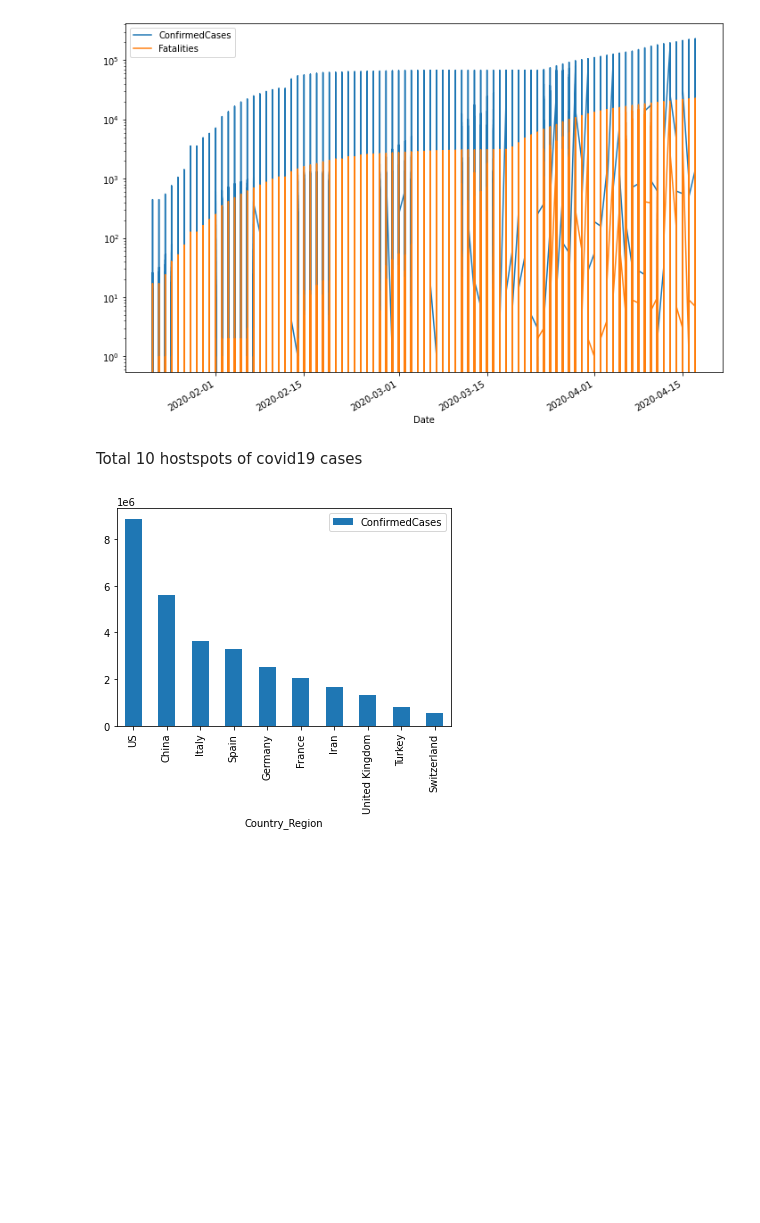
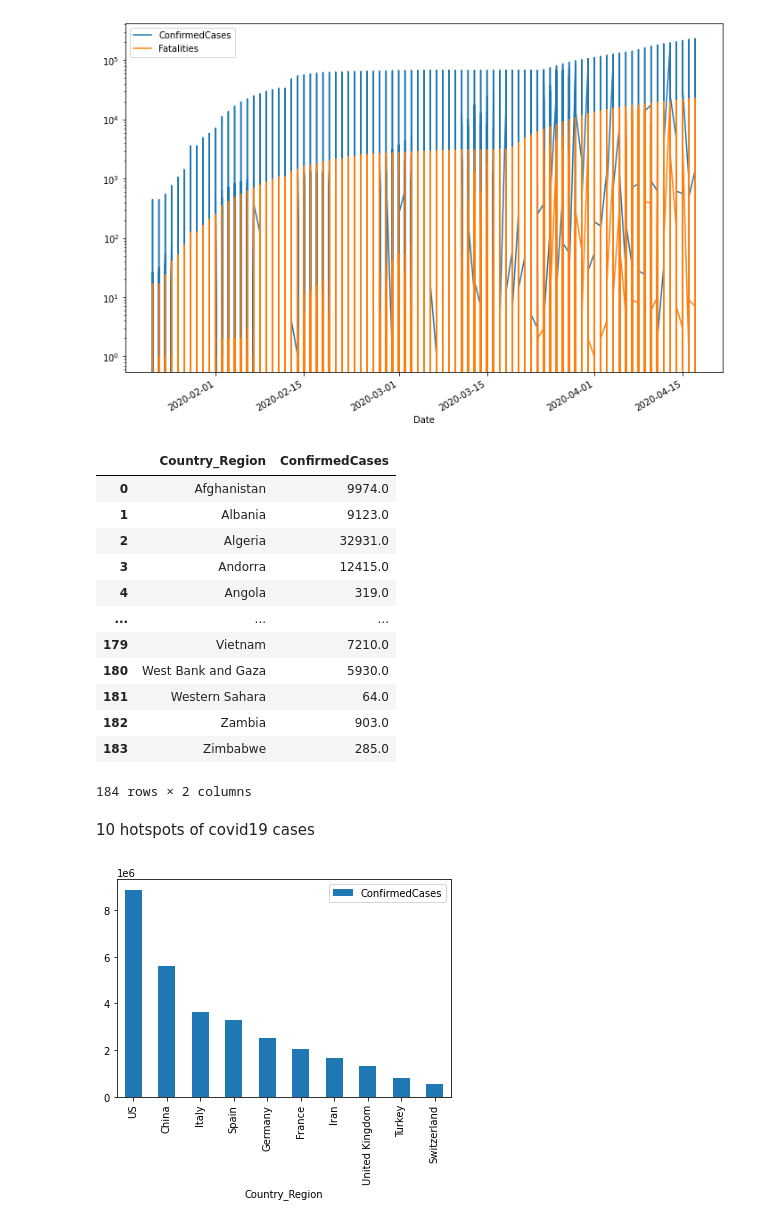
Before and after one commit to bitprj/covid19, a Jupyter notebook: covid19.ipynb, the cells around one changed output. Cells and saved outputs as stored; diff of their text form; code cells hidden in the pictures; blank space fills up the shorter version.

```diff
--- a/covid19.ipynb
+++ b/covid19.ipynb
@@ -152,6 +144,22 @@ axis = world_df[['Date','ConfirmedCases','Fatalities']].set_index('Date').plot(f
 plt.show()
 # %% [output]
 [figure]
+# %%
+world_df.groupby('Country_Region')['ConfirmedCases'].sum().reset_index()
+# %% [output]
+|  | Country_Region | ConfirmedCases |
+| 0 | Afghanistan | 9974.0 |
+| 1 | Albania | 9123.0 |
+| 2 | Algeria | 32931.0 |
+| 3 | Andorra | 12415.0 |
+| 4 | Angola | 319.0 |
+| ... | ... | ... |
+| 179 | Vietnam | 7210.0 |
+| 180 | West Bank and Gaza | 5930.0 |
+| 181 | Western Sahara | 64.0 |
+| 182 | Zambia | 903.0 |
+| 183 | Zimbabwe | 285.0 |
+184 rows × 2 columns
 # %%
 def mostEffectedCountries(world_df):
   """
@@ -168,7 +176,7 @@ def mostEffectedCountries(world_df):
 # %%
 country_df = mostEffectedCountries(world_df)
 # %% [markdown]
-Total 10 hostspots of covid19 cases
+ 10 hotspots of covid19 cases
 # %%
 top_count = 10
 country_df[:top_count].plot.bar(x='Country_Region',y = 'ConfirmedCases');
```
Also changed, not shown: parts of 11 cells of this notebook.
